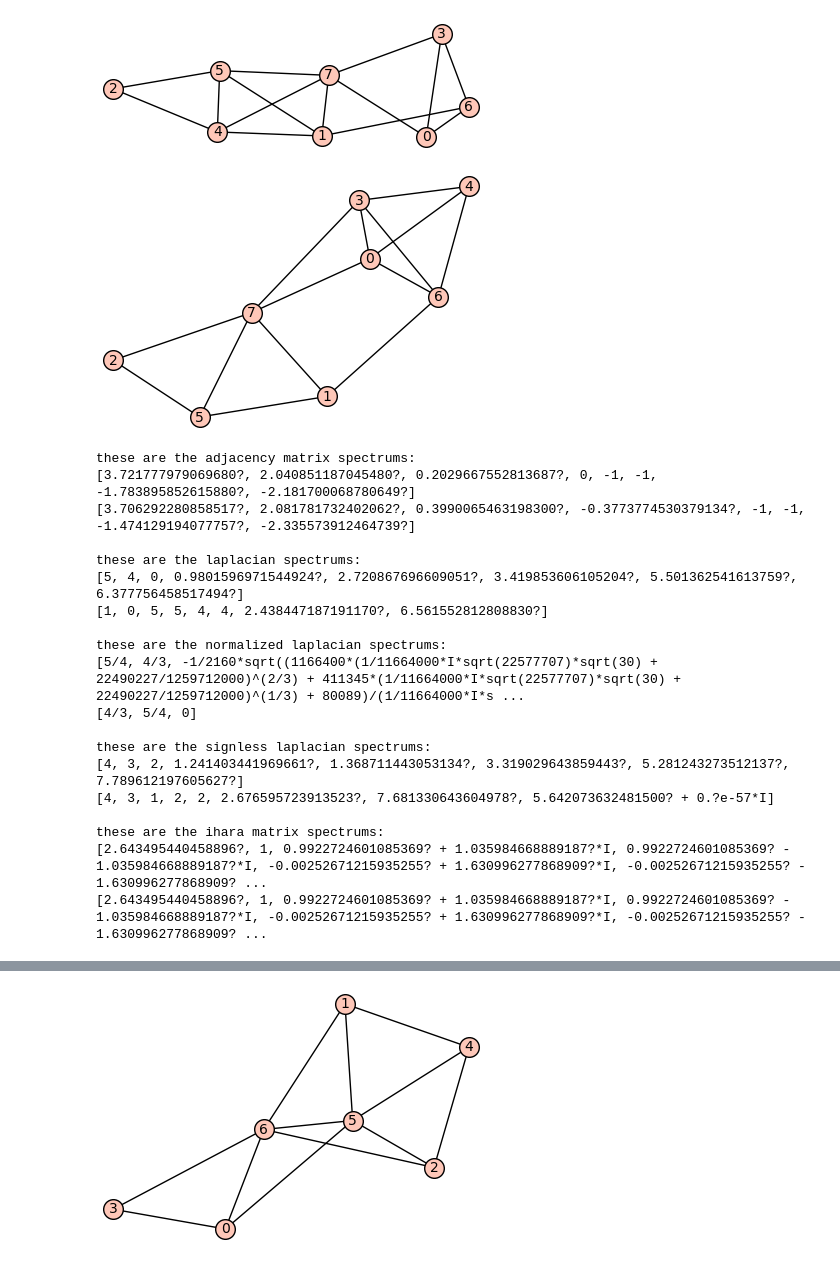
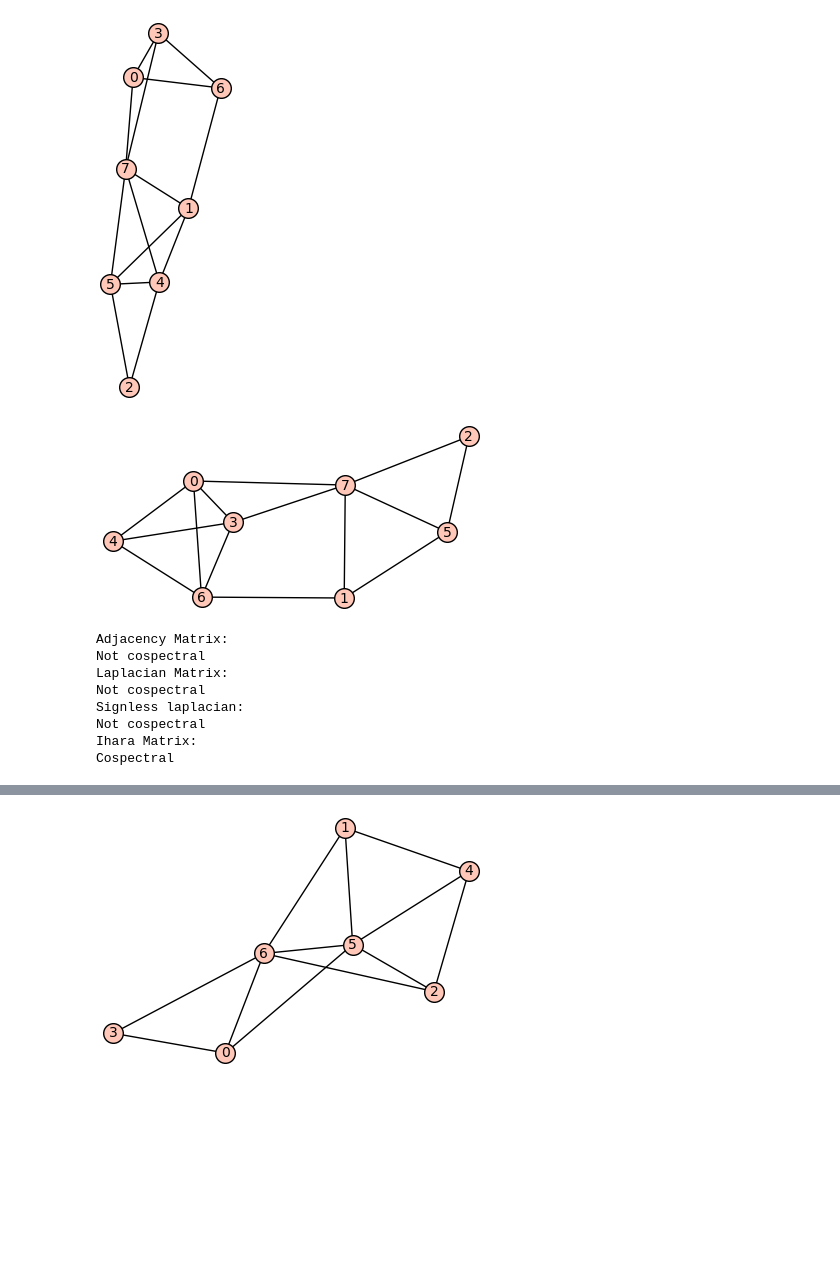
Before and after one commit to davizacheu/Spectral-Graph-Theory-Research, a Jupyter notebook: NB_Functions.ipynb, the cells around one changed output, grey strips where cells are left out. Saved outputs shown, nothing was run; the diff lists cells and outputs as text; code cells hidden in the pictures; blank space fills up the shorter version.

```diff
--- a/NB_Functions.ipynb
+++ b/NB_Functions.ipynb
@@ -18,7 +22,7 @@ def deg_matrix(G):
 
 def ihara_matrix(G):
     A = G.adjacency_matrix(); D=deg_matrix(G); I = identity_matrix(G.order()); Z=matrix.zero(G.order())
-    return block_matrix(QQbar, [[A,D-I],[-I,Z]], subdivide = false)
+    return block_matrix(QQbar, [[A,D-I],[-I,Z]], subdivide = False)
 # %%
 #Returns the normal transition probabillity matrix P of graph G
 
@@ -445,67 +358,31 @@ KeyboardInterrupt:
 # %%
 # IMPORTANT: FIND MORE COUNTER EXAMPLES AND TEST HYPOTHESIS
 
 #Counter example is only cospectral in regards to signless laplacian and ihara matrix.
 #We later show that cospectrality in terms of signless laplacian does not imply cospectrality in terms of ihara matrix, but the converse may be true
 
 #Counter example to our 'conjecture' about cospectrality of B or K matrices
 
 g1 = {0:[3,6,7], 6:[3,1], 7:[3,1,5,4], 4:[1,5,2], 5:[1,2]}
 g1 = Graph(g1)
 show(g1)
 
 g2 = {0:[3,4,6,7], 3:[4,6,7], 6:[4,1], 5:[1,2,7], 7:[1,2]}
 g2 = Graph(g2)
 show(g2)
 
-print("these are the adjacency matrix spectrums: ")
-print(g1.spectrum())
-print(g2.spectrum())
-print()
-
-
-print("these are the laplacian spectrums: ")
-print(g1.kirchhoff_matrix().eigenvalues())
-print(g2.kirchhoff_matrix().eigenvalues())
-print()
-
-
-print("these are the normalized laplacian spectrums: ")
-print(g1.kirchhoff_matrix(normalized = True).eigenvalues())
-print(g2.kirchhoff_matrix(normalized = True).eigenvalues())
-print()
-
-
-print("these are the signless laplacian spectrums: ")
-print(g1.kirchhoff_matrix(signless = True).eigenvalues())
-print(g2.kirchhoff_matrix(signless = True).eigenvalues())
-print()
-
-print("these are the ihara matrix spectrums: ")
-print(ihara_matrix(g1).eigenvalues())
-print(ihara_matrix(g2).eigenvalues())
+are_cospectral(g1,g2)
 # %% [output]
-[figure, old version]
+[figure, new version]
-[figure, old version]
+[figure, new version]
-these are the adjacency matrix spectrums:
-[3.721777979069680?, 2.040851187045480?, 0.2029667552813687?, 0, -1, -1, -1.783895852615880?, -2.181700068780649?]
-[3.706292280858517?, 2.081781732402062?, 0.3990065463198300?, -0.3773774530379134?, -1, -1, -1.474129194077757?, -2.335573912464739?]
-
-these are the laplacian spectrums:
-[5, 4, 0, 0.9801596971544924?, 2.720867696609051?, 3.419853606105204?, 5.501362541613759?, 6.377756458517494?]
-[1, 0, 5, 5, 4, 4, 2.438447187191170?, 6.561552812808830?]
-
-these are the normalized laplacian spectrums:
-[5/4, 4/3, -1/2160*sqrt((1166400*(1/11664000*I*sqrt(22577707)*sqrt(30) + 22490227/1259712000)^(2/3) + 411345*(1/11664000*I*sqrt(22577707)*sqrt(30) + 22490227/1259712000)^(1/3) + 80089)/(1/11664000*I*s ...
-[4/3, 5/4, 0]
-
-these are the signless laplacian spectrums:
-[4, 3, 2, 1.241403441969661?, 1.368711443053134?, 3.319029643859443?, 5.281243273512137?, 7.789612197605627?]
-[4, 3, 1, 2, 2, 2.676595723913523?, 7.681330643604978?, 5.642073632481500? + 0.?e-57*I]
-
-these are the ihara matrix spectrums:
-[2.643495440458896?, 1, 0.9922724601085369? + 1.035984668889187?*I, 0.9922724601085369? - 1.035984668889187?*I, -0.00252671215935255? + 1.630996277868909?*I, -0.00252671215935255? - 1.630996277868909? ...
-[2.643495440458896?, 1, 0.9922724601085369? + 1.035984668889187?*I, 0.9922724601085369? - 1.035984668889187?*I, -0.00252671215935255? + 1.630996277868909?*I, -0.00252671215935255? - 1.630996277868909? ...
+Adjacency Matrix:
+Not cospectral
+Laplacian Matrix:
+Not cospectral
+Signless laplacian:
+Not cospectral
+Ihara Matrix:
+Cospectral
 # %%
 # FINDINGS: being cospectral in regards to signless laplacian does NOT imply cospectrality in regards to Ihara matrix
 
```
Also changed, not shown: parts of 14 cells of this notebook.
